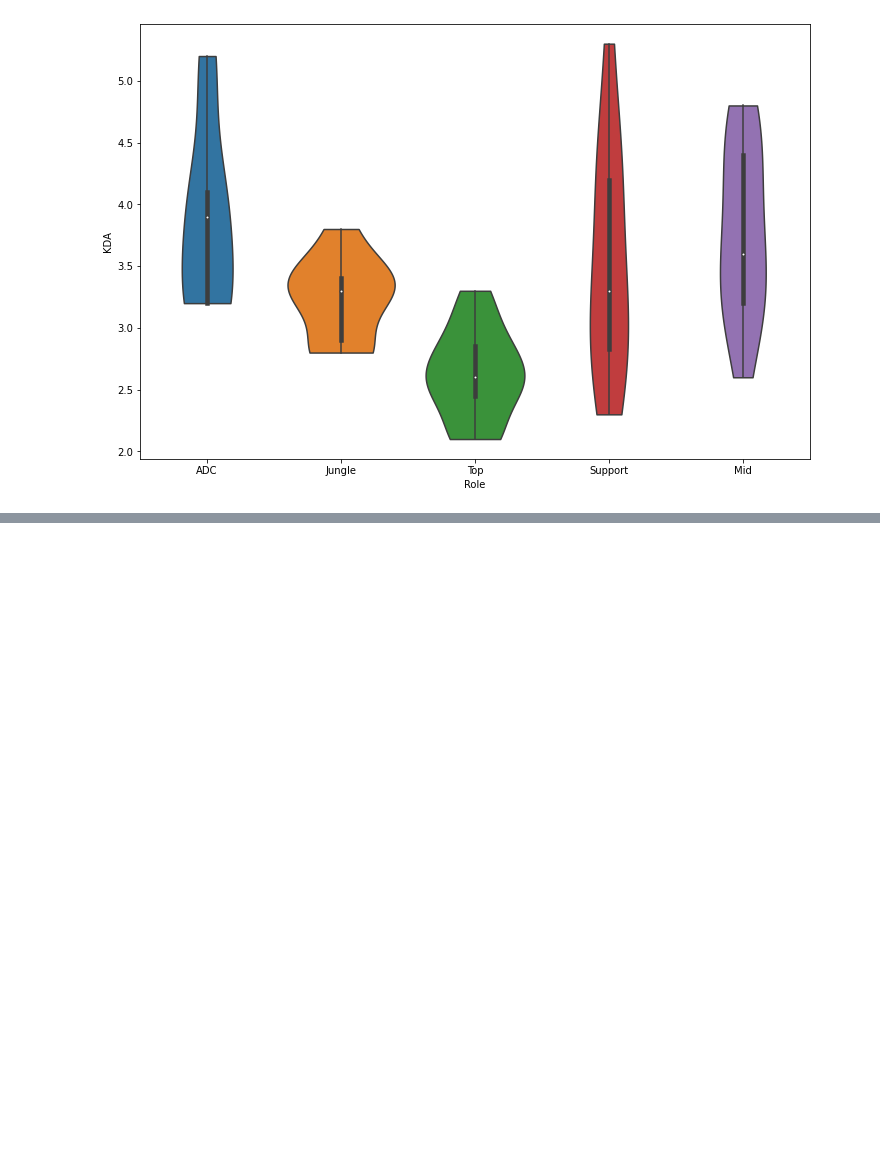
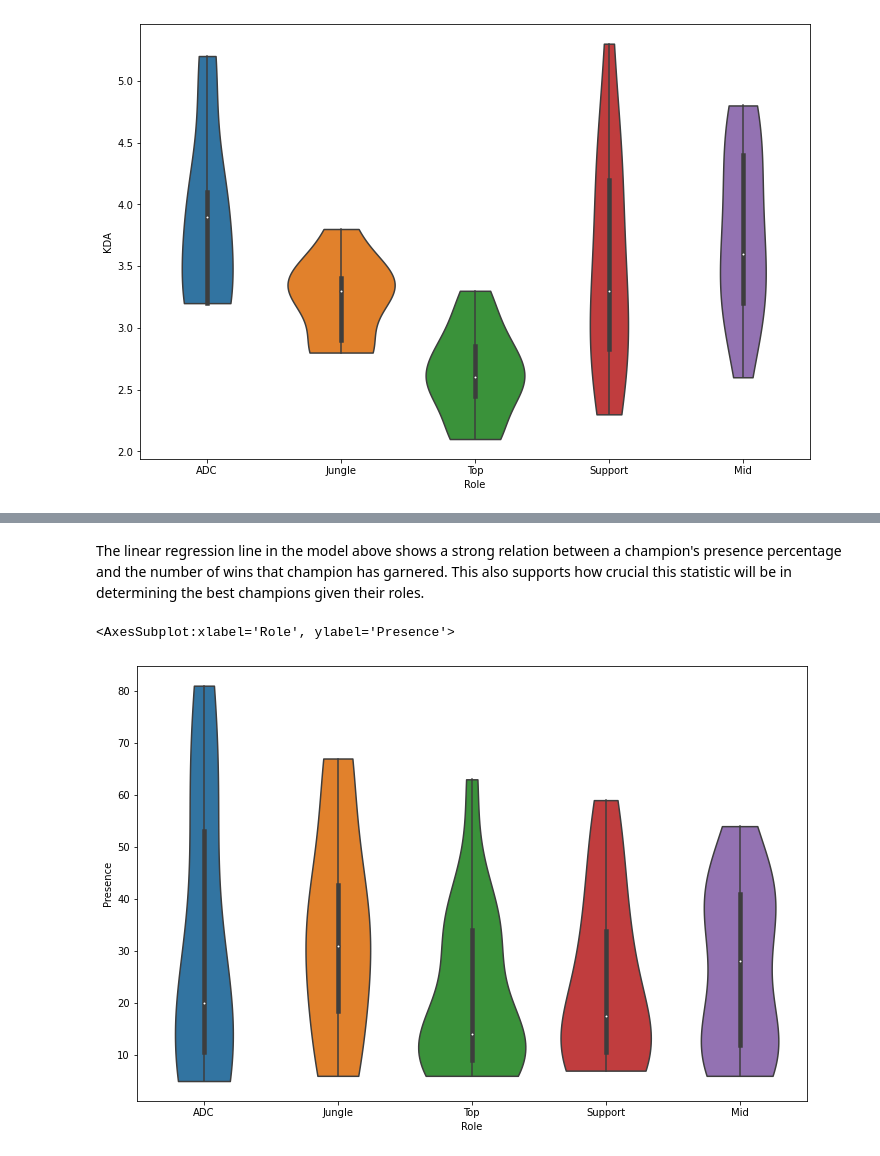
Before and after one commit to ChaleZhang33100/CMSC320-Tutorial, a Jupyter notebook: FinalTutorial.ipynb, the cells around one changed output, grey strips where cells are left out. Cells and saved outputs as stored; diff of their text form; code cells hidden in the pictures; blank space fills up the shorter version.

```diff
--- a/FinalTutorial.ipynb
+++ b/FinalTutorial.ipynb
@@ -132,5 +140,0 @@ Because we are focusing mainly on damage dealing champions, we can eliminate the
-# %%
-relevant_roles = ['Top', 'Mid', 'ADC', 'Jungle']
-table = table.loc[table['Role'].isin(relevant_roles)]
-
-table
@@ -154,0 +214,9 @@ table
+# %% [markdown]
+The linear regression line in the model above shows a strong relation between a champion's presence percentage and the number of wins that champion has garnered. This also supports how crucial this statistic will be in determining the best champions given their roles.
+# %%
+# Standard Deviation of Presence in Roles
+plt.subplots(figsize = (12,8))
+sb.violinplot(x = table["Role"], y = table["Presence"], cut = 0)
+# %% [output]
+<AxesSubplot:xlabel='Role', ylabel='Presence'>
+[figure, added]
```
Also changed, not shown: parts of 28 cells of this notebook.
